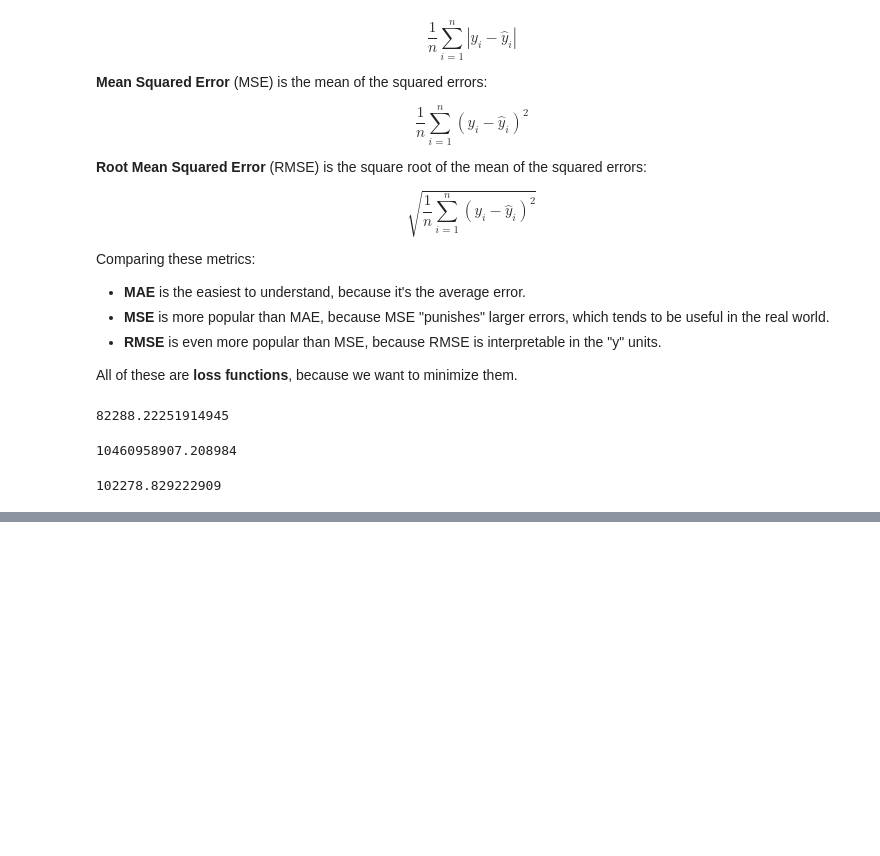
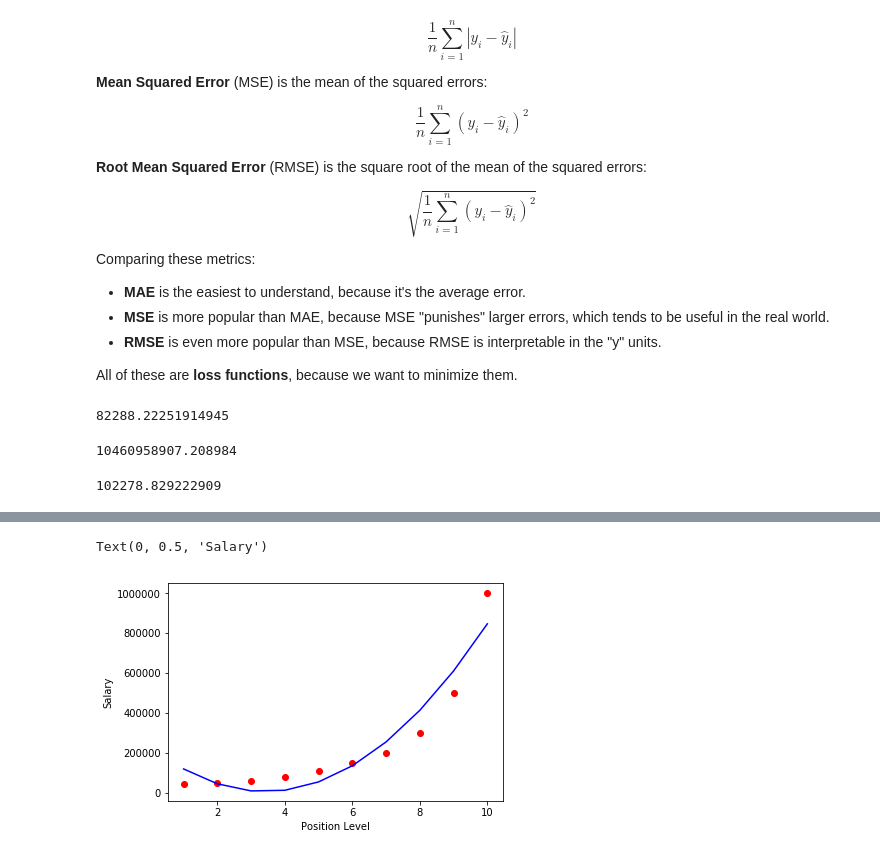
Before and after one commit to lunarburrito/ML_with_Python, a Jupyter notebook: Regression/Regression.ipynb, the cells around one changed output, grey strips where cells are left out. Drawn from its saved outputs; the diff is of its cells as text; code cells hidden in the pictures; blank space fills up the shorter version.

```diff
--- a/Regression/LinearRegression.ipynb
+++ b/Regression/Regression.ipynb
@@ -166,0 +515,8 @@ np.sqrt(metrics.mean_squared_error(y_test,predictions))
+# %%
+plt.scatter(X,y,color='red')
+plt.plot(X,lin_reg_2.predict(poli_reg.fit_transform(X)),color='blue')
+plt.xlabel('Position Level')
+plt.ylabel('Salary')
+# %% [output]
+Text(0, 0.5, 'Salary')
+[figure, added]
```
Also changed, not shown: parts of 63 cells of this notebook.
